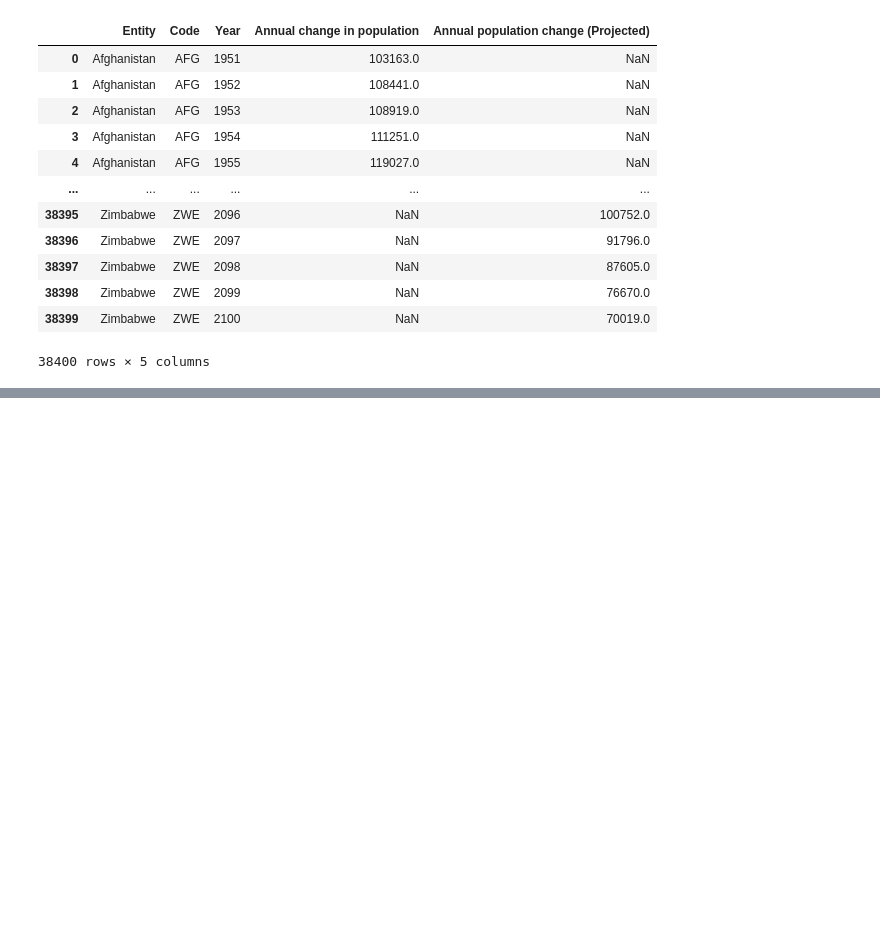
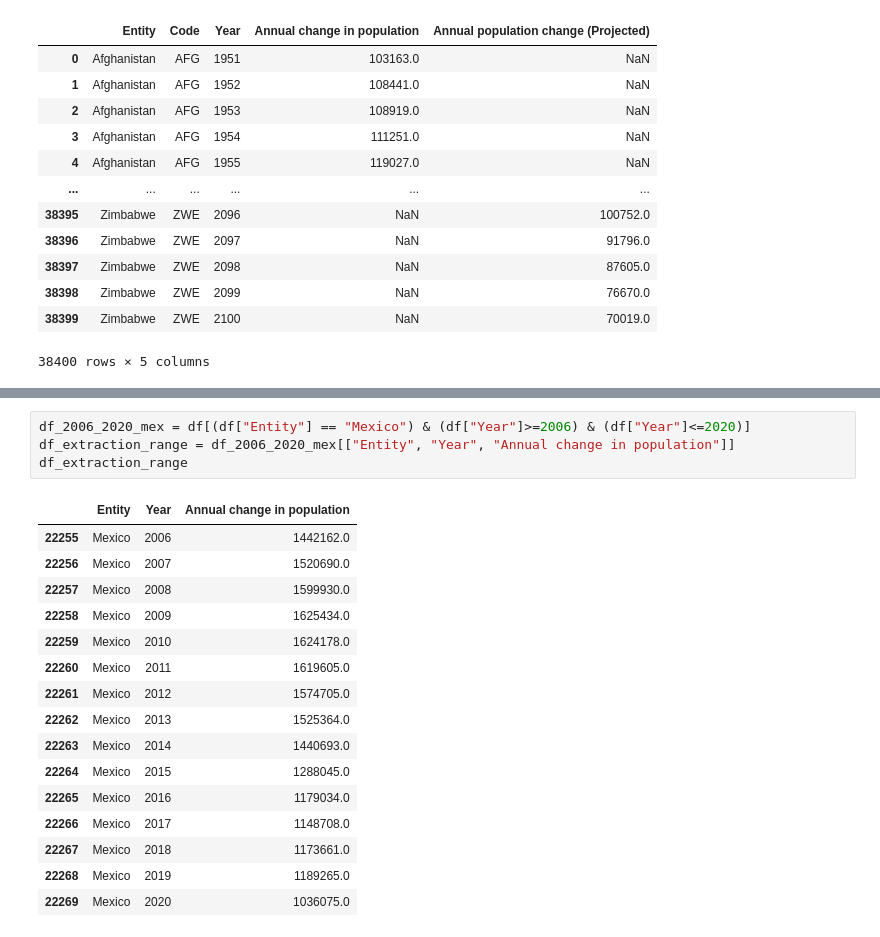
Before and after one commit to GerardoRuiz1945/BigData, a Jupyter notebook: U1_probabilidad_estadistica/notebooks/01_evolucion_poblacional.ipynb, the cells around one changed output, grey strips where cells are left out. Drawn from its saved outputs; the diff is of its cells as text; blank space fills up the shorter version.

```diff
--- a/U1_probabilidad_estadistica/notebooks/01_evolucion_poblacional.ipynb
+++ b/U1_probabilidad_estadistica/notebooks/01_evolucion_poblacional.ipynb
@@ -22,0 +131,21 @@ NameError: name 'df' is not defined
+# %%
+df_2006_2020_mex = df[(df["Entity"] == "Mexico") & (df["Year"]>=2006) & (df["Year"]<=2020)]
+df_extraction_range = df_2006_2020_mex[["Entity", "Year", "Annual change in population"]]
+df_extraction_range
+# %% [output]
+|  | Entity | Year | Annual change in population |
+| 22255 | Mexico | 2006 | 1442162.0 |
+| 22256 | Mexico | 2007 | 1520690.0 |
+| 22257 | Mexico | 2008 | 1599930.0 |
+| 22258 | Mexico | 2009 | 1625434.0 |
+| 22259 | Mexico | 2010 | 1624178.0 |
+| 22260 | Mexico | 2011 | 1619605.0 |
+| 22261 | Mexico | 2012 | 1574705.0 |
+| 22262 | Mexico | 2013 | 1525364.0 |
+| 22263 | Mexico | 2014 | 1440693.0 |
+| 22264 | Mexico | 2015 | 1288045.0 |
+| 22265 | Mexico | 2016 | 1179034.0 |
+| 22266 | Mexico | 2017 | 1148708.0 |
+| 22267 | Mexico | 2018 | 1173661.0 |
+| 22268 | Mexico | 2019 | 1189265.0 |
+| 22269 | Mexico | 2020 | 1036075.0 |
```
Also changed, not shown: parts of 16 cells of this notebook, 3 other files.
